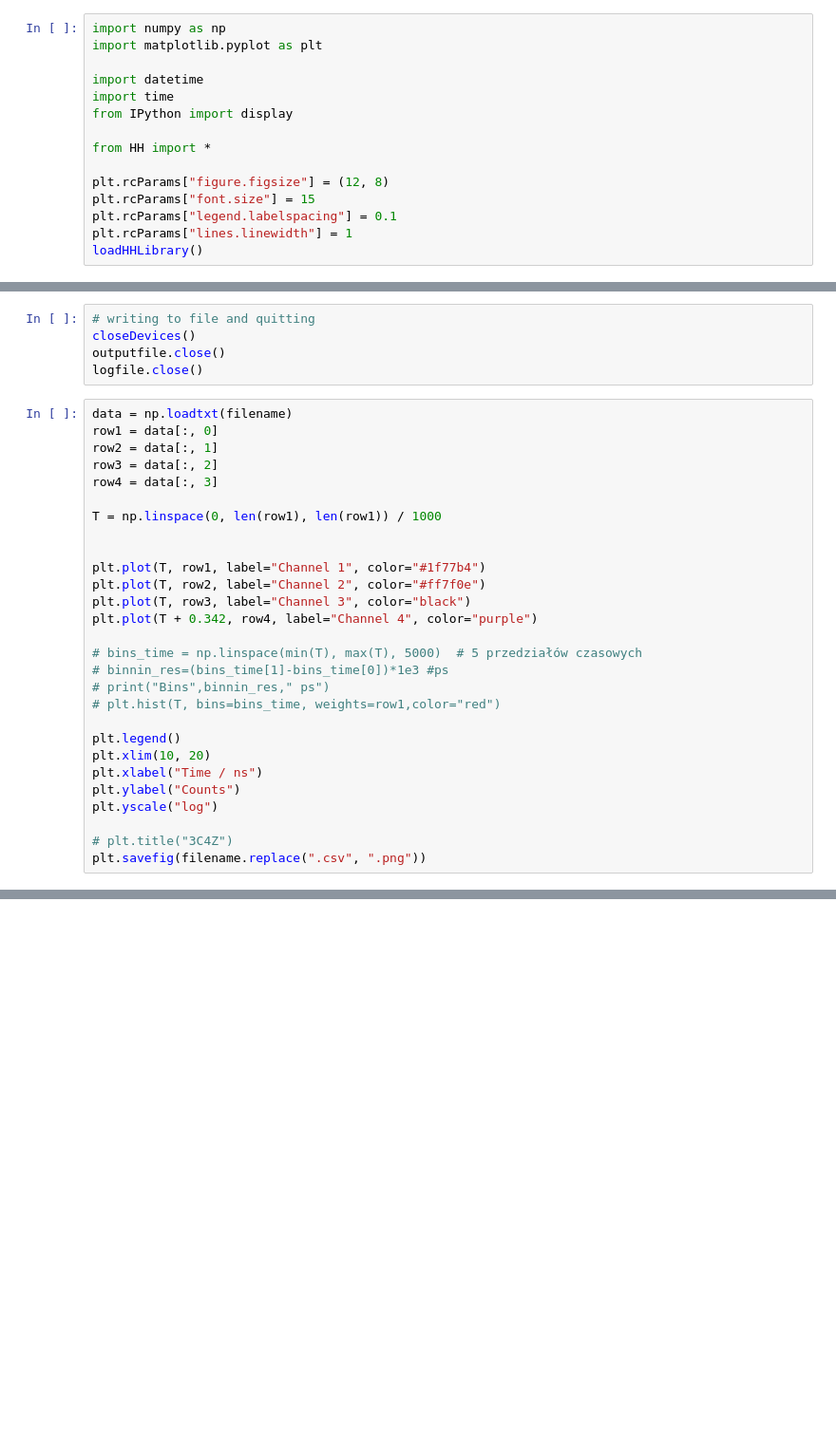
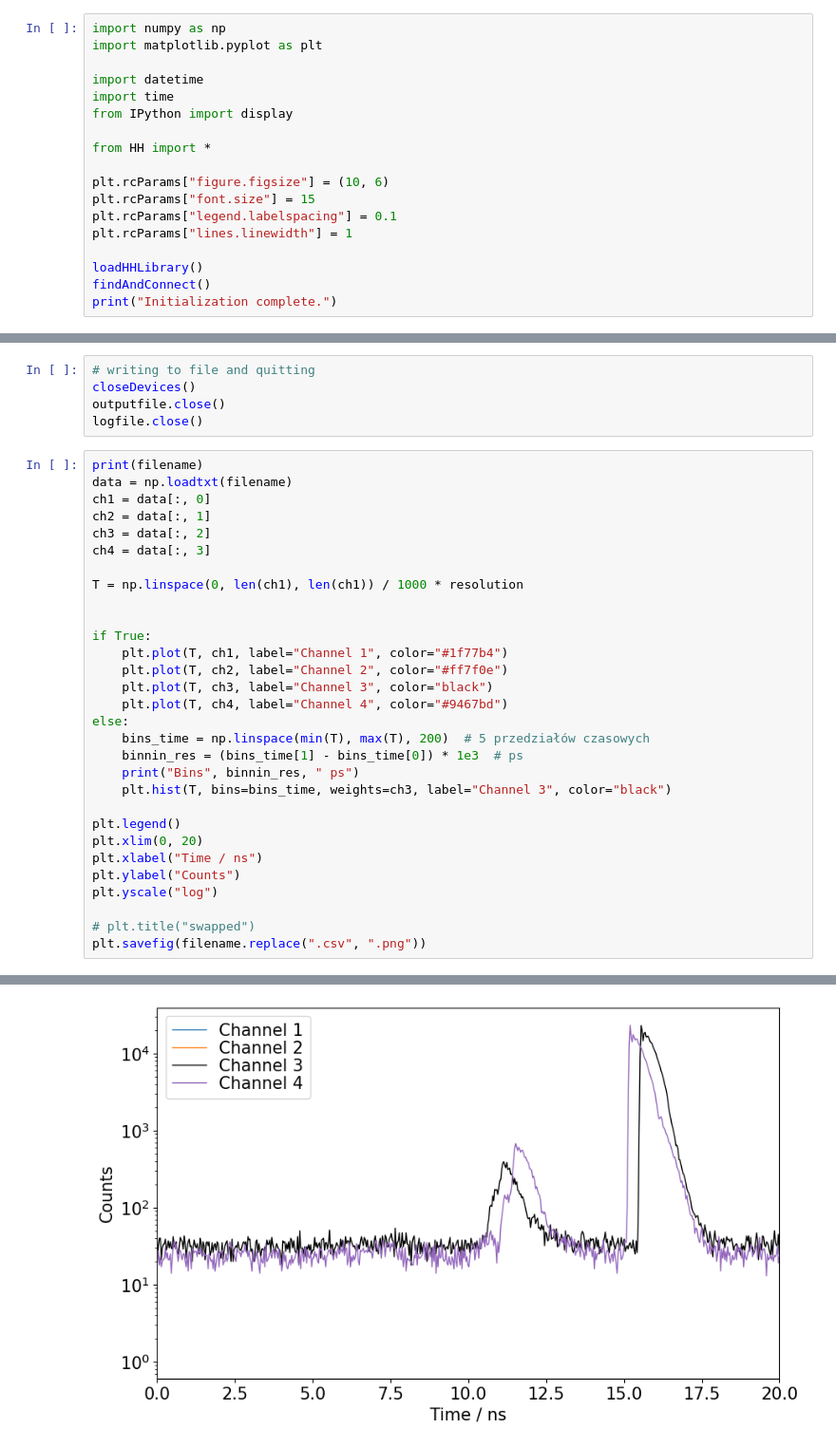
Before and after one commit to Jaclav/FotonuFUW, a Jupyter notebook: HH.ipynb, the cells around one changed output, grey strips where cells are left out. Shown: that part at 95% size. Drawn from its saved outputs; the diff is of its cells as text; blank space fills up the shorter version.

```diff
--- a/HH.ipynb
+++ b/HH.ipynb
@@ -8,8 +8,11 @@ from IPython import display
 
 from HH import *
 
-plt.rcParams["figure.figsize"] = (12, 8)
+plt.rcParams["figure.figsize"] = (10, 6)
 plt.rcParams["font.size"] = 15
 plt.rcParams["legend.labelspacing"] = 0.1
 plt.rcParams["lines.linewidth"] = 1
+
 loadHHLibrary()
+findAndConnect()
+print("Initialization complete.")
@@ -117,30 +244,33 @@ closeDevices()
 outputfile.close()
 logfile.close()
 # %%
+print(filename)
 data = np.loadtxt(filename)
-row1 = data[:, 0]
-row2 = data[:, 1]
-row3 = data[:, 2]
-row4 = data[:, 3]
+ch1 = data[:, 0]
+ch2 = data[:, 1]
+ch3 = data[:, 2]
+ch4 = data[:, 3]
 
-T = np.linspace(0, len(row1), len(row1)) / 1000
+T = np.linspace(0, len(ch1), len(ch1)) / 1000 * resolution
 
 
-plt.plot(T, row1, label="Channel 1", color="#1f77b4")
-plt.plot(T, row2, label="Channel 2", color="#ff7f0e")
-plt.plot(T, row3, label="Channel 3", color="black")
-plt.plot(T + 0.342, row4, label="Channel 4", color="purple")
-
-# bins_time = np.linspace(min(T), max(T), 5000)  # 5 przedziałów czasowych
-# binnin_res=(bins_time[1]-bins_time[0])*1e3 #ps
-# print("Bins",binnin_res," ps")
-# plt.hist(T, bins=bins_time, weights=row1,color="red")
+if True:
+    plt.plot(T, ch1, label="Channel 1", color="#1f77b4")
+    plt.plot(T, ch2, label="Channel 2", color="#ff7f0e")
+    plt.plot(T, ch3, label="Channel 3", color="black")
+    plt.plot(T, ch4, label="Channel 4", color="#9467bd")
+else:
+    bins_time = np.linspace(min(T), max(T), 200)  # 5 przedziałów czasowych
+    binnin_res = (bins_time[1] - bins_time[0]) * 1e3  # ps
+    print("Bins", binnin_res, " ps")
+    plt.hist(T, bins=bins_time, weights=ch3, label="Channel 3", color="black")
 
 plt.legend()
-plt.xlim(10, 20)
+plt.xlim(0, 20)
 plt.xlabel("Time / ns")
 plt.ylabel("Counts")
 plt.yscale("log")
 
-# plt.title("3C4Z")
+# plt.title("swapped")
 plt.savefig(filename.replace(".csv", ".png"))
+# %% [output]
@@ -147,2 +278,3 @@ plt.savefig(filename.replace(".csv", ".png"))
+[figure, added]
 # %%
 dataA = np.loadtxt("data/histomode_2025-09-10 16:37:59.611794.csv")
```
Also changed, not shown: parts of 9 cells of this notebook, 1 other file.
